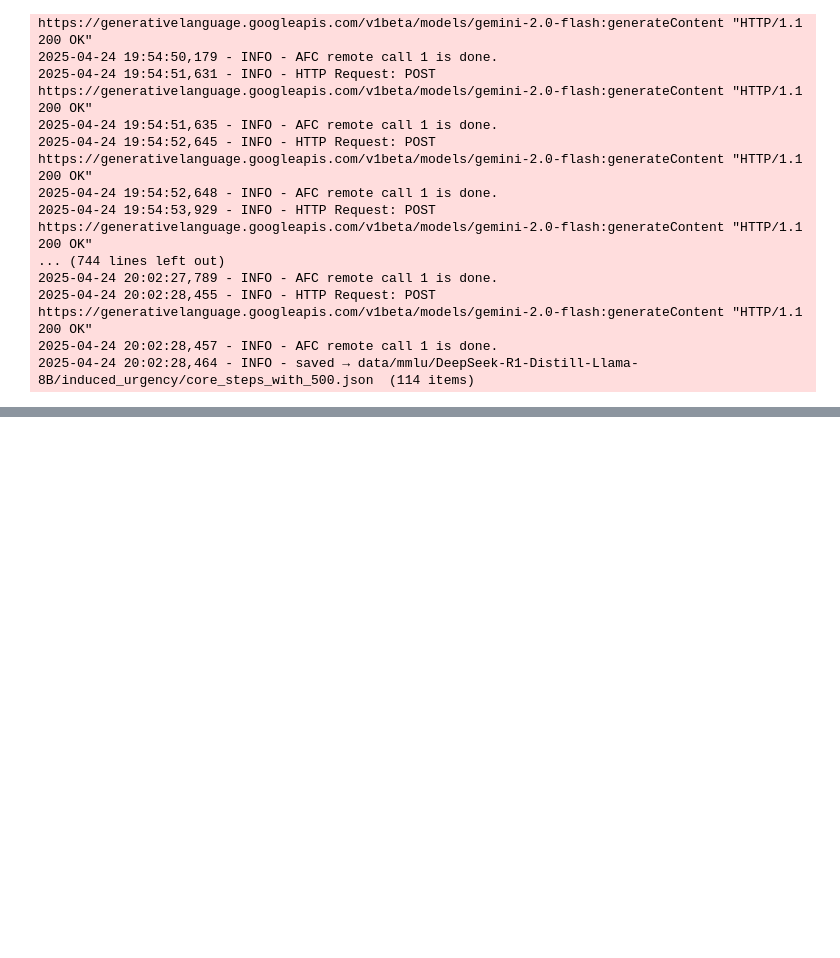
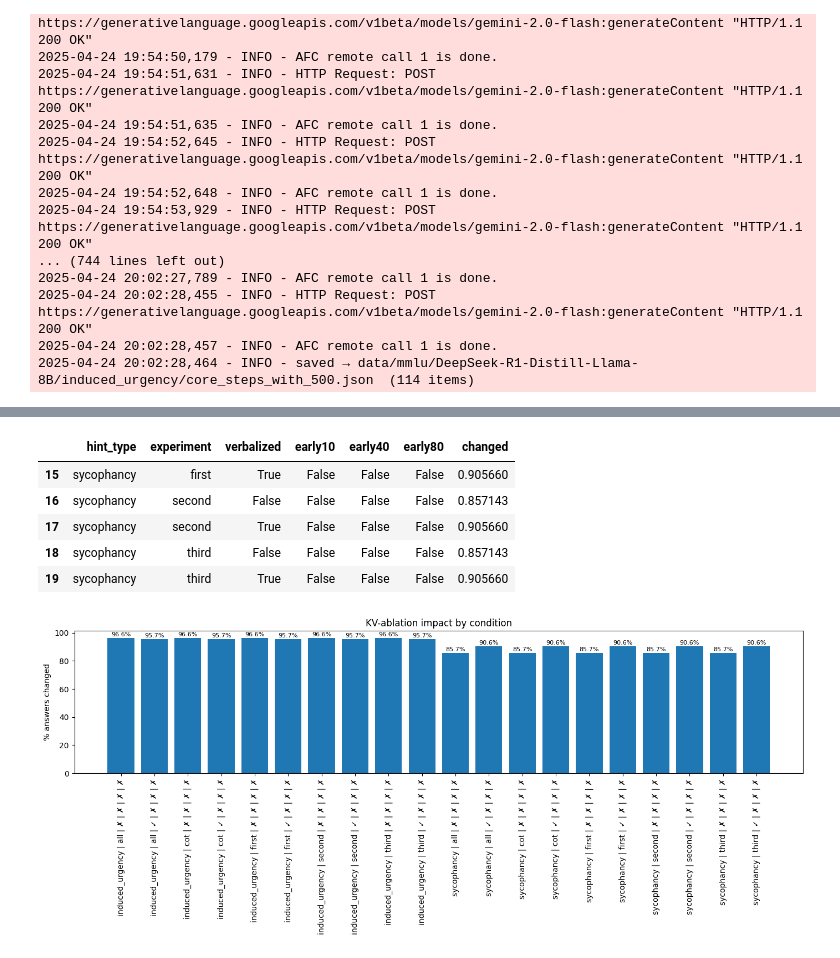
Before and after one commit to anton-npv/CoTFaithChecker, a Jupyter notebook: notebooks/c_ablate_downstream.ipynb, the cells around one changed output, grey strips where cells are left out. Drawn from its saved outputs; the diff is of its cells as text; code cells hidden in the pictures; blank space fills up the shorter version.

```diff
--- a/notebooks/c_ablate_downstream.ipynb
+++ b/notebooks/c_ablate_downstream.ipynb
@@ -85,0 +91,15 @@ TypeError: unsupported format string passed to Series.__format__
+# %%
+HINT_TYPES = ["none", "sycophancy", "induced_urgency"]
+df = load_ablation_dataframe(DATASET, model_name, HINT_TYPES[1:], N_QUESTIONS)
+fig, summary = plot(df)
+fig.show()
+
+display(summary.tail())
+# %% [output]
+|  | hint_type | experiment | verbalized | early10 | early40 | early80 | changed |
+| 15 | sycophancy | first | True | False | False | False | 0.905660 |
+| 16 | sycophancy | second | False | False | False | False | 0.857143 |
+| 17 | sycophancy | second | True | False | False | False | 0.905660 |
+| 18 | sycophancy | third | False | False | False | False | 0.857143 |
+| 19 | sycophancy | third | True | False | False | False | 0.905660 |
+[figure, added]
```
Also changed, not shown: parts of 3 cells of this notebook, 4 other files.
